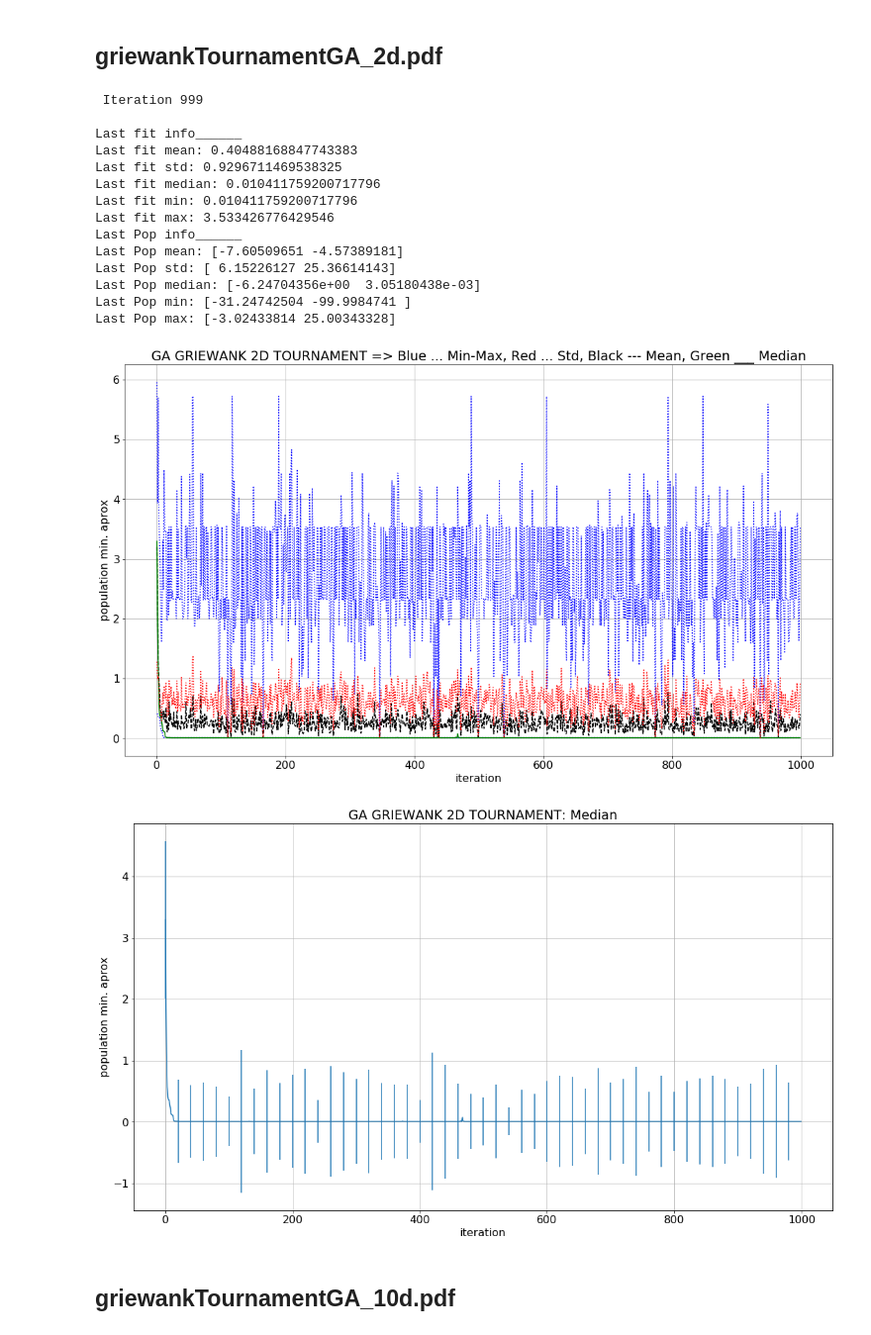
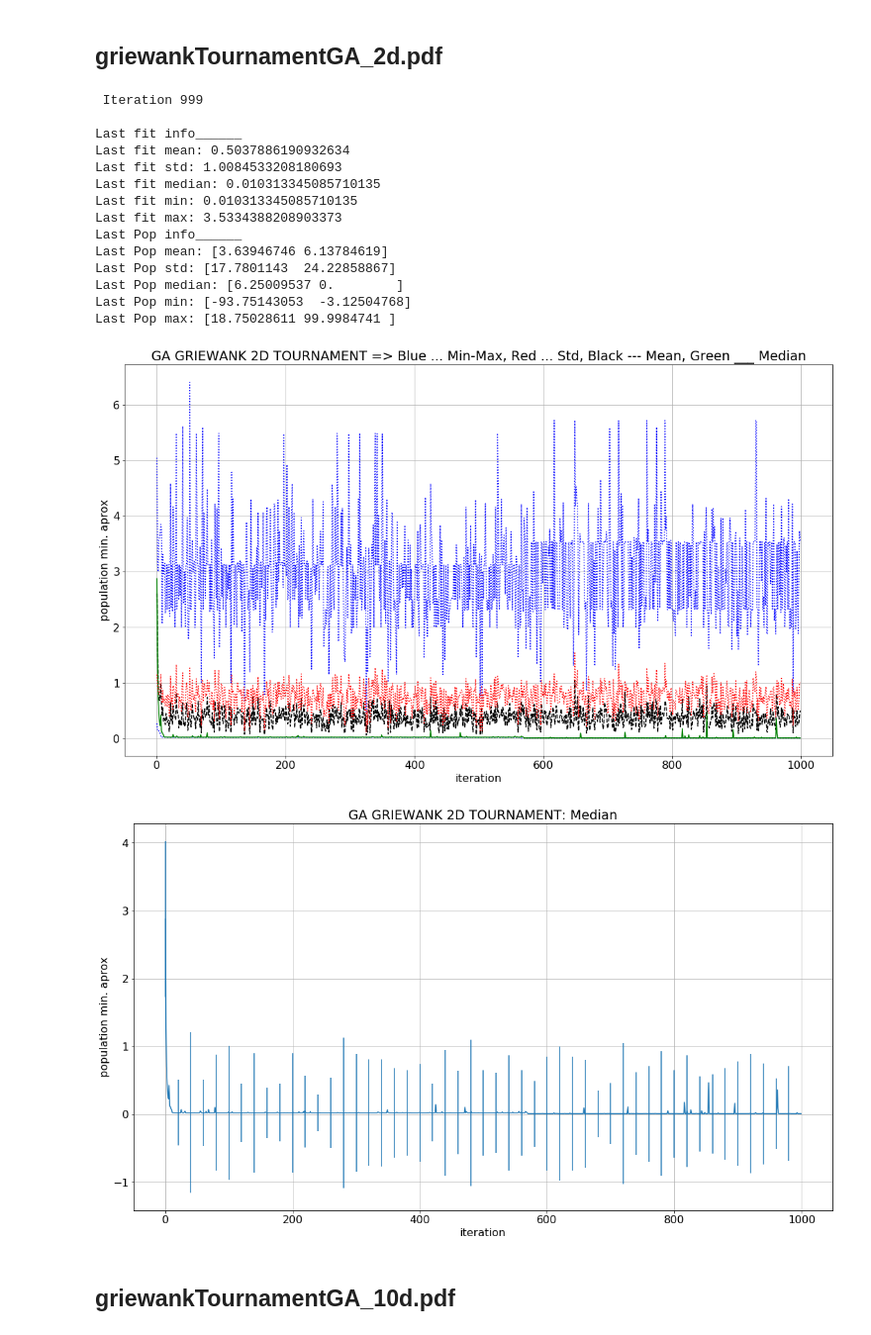
Before and after one commit to sergiojx/minmethods, a Jupyter notebook: griewankMean.ipynb, the cells around one changed output. Shown at 99% size. Saved outputs shown, nothing was run; the diff lists cells and outputs as text; code cells hidden in the pictures.

```diff
--- a/griewankMean.ipynb
+++ b/griewankMean.ipynb
@@ -1241,7 +1241,7 @@ genQty = 2
 d = codeLen * genQty
 iterations = 1000
 matingPercent = 0.7
-mutaPercent = 0.02
+mutaPercent = 0.03
 # Initial population
 Pop = ga.pgenerator(N=N,d =d)
 # Evolving output matrix
@@ -1303,45 +1303,45 @@ plt.plot(np.squeeze(Iterations),
          np.squeeze(Iterations),
          np.squeeze(OUT_Matrix[4]),
          'r:',)
 
 plt.ylabel('population min. aprox')
 plt.xlabel('iteration')
 plt.title("GA GRIEWANK 2D TOURNAMENT => Blue ... Min-Max, Red ... Std, Black --- Mean, Green ___ Median")
 plt.grid()
 plt.savefig('griewankTournamentGA_2d.pdf', format='pdf')
 plt.show()
 
 # Standard Deviation Plot
 Ala = OUT_Matrix[4]
 stdBarIndex = np.zeros((Ala.shape[0]))
 stdBarIndex[0:Ala.shape[0]:20] = 1
 truncated = Ala*stdBarIndex
 fig = plt.gcf()
 fig.set_size_inches(18.5, 10.5)
 plt.errorbar(Iterations, OUT_Matrix[1], truncated)
 plt.ylabel('population min. aprox')
 plt.xlabel('iteration')
 plt.title("GA GRIEWANK 2D TOURNAMENT: Median")
 plt.grid()
 plt.savefig('griewankTournamentGAStd_2d.pdf', format='pdf')
 plt.show()
 # %% [output]
  Iteration 999
 
 Last fit info______
-Last fit mean: 0.40488168847743383
-Last fit std: 0.9296711469538325
-Last fit median: 0.010411759200717796
-Last fit min: 0.010411759200717796
-Last fit max: 3.533426776429546
+Last fit mean: 0.5037886190932634
+Last fit std: 1.0084533208180693
+Last fit median: 0.010313345085710135
+Last fit min: 0.010313345085710135
+Last fit max: 3.5334388208903373
 Last Pop info______
-Last Pop mean: [-7.60509651 -4.57389181]
-Last Pop std: [ 6.15226127 25.36614143]
-Last Pop median: [-6.24704356e+00  3.05180438e-03]
-Last Pop min: [-31.24742504 -99.9984741 ]
-Last Pop max: [-3.02433814 25.00343328]
+Last Pop mean: [3.63946746 6.13784619]
+Last Pop std: [17.7801143  24.22858867]
+Last Pop median: [6.25009537 0.        ]
+Last Pop min: [-93.75143053  -3.12504768]
+Last Pop max: [18.75028611 99.9984741 ]
-[figure, old version]
+[figure, new version]
-[figure, old version]
+[figure, new version]
 # %% [markdown]
 ## griewankTournamentGA_10d.pdf
 # %%
```
Also changed, not shown: 2 other files.
